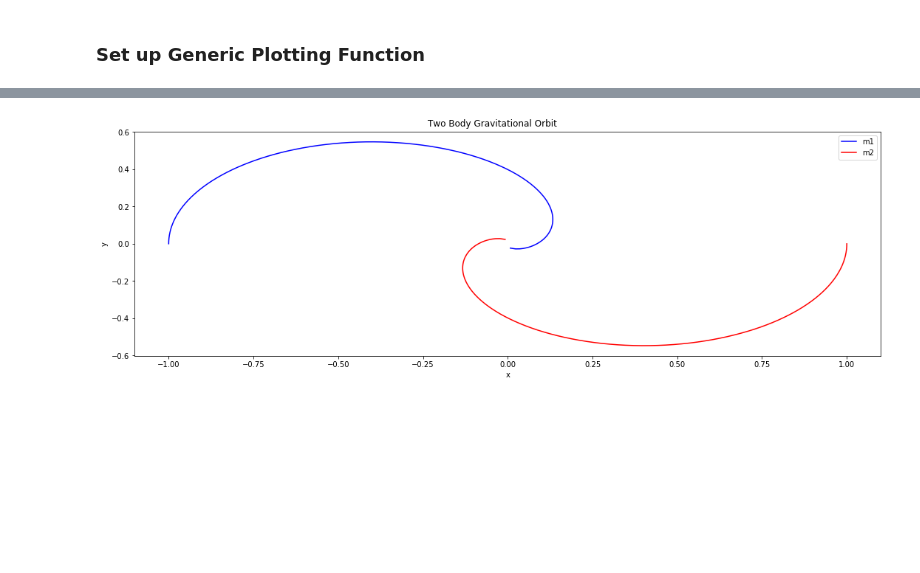
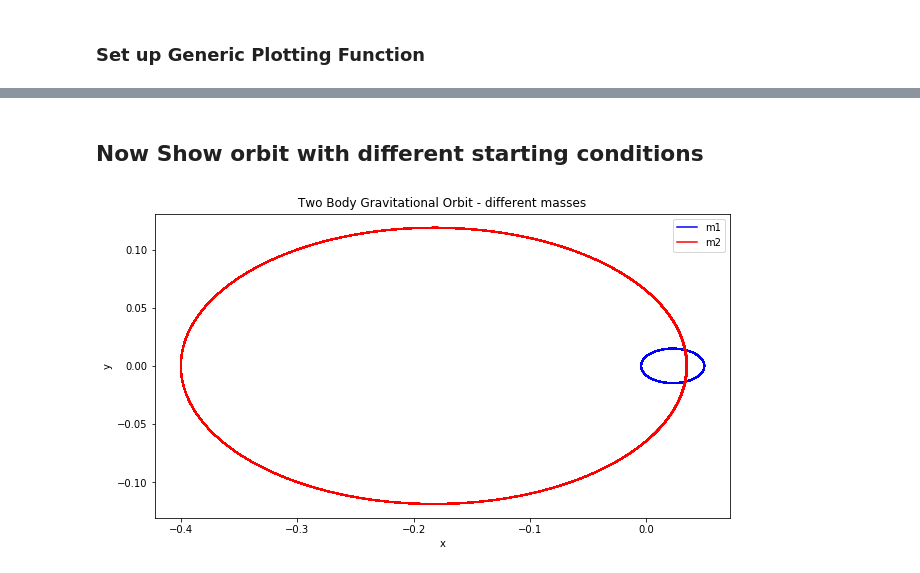
Before and after one commit to NessMayker/Physics5300, a Jupyter notebook: Gravitational Orbits in Cartesian Coordinates.ipynb, the cells around one changed output, grey strips where cells are left out. Cells and saved outputs as stored; diff of their text form; code cells hidden in the pictures; blank space fills up the shorter version.

```diff
--- a/Gravitational Orbits in Cartesian Coordinates.ipynb
+++ b/Gravitational Orbits in Cartesian Coordinates.ipynb
@@ -231,12 +229,10 @@ def start_stop_indices(t_pts, plot_start, plot_stop):
 # %%
 # Labels for individual plot axes
 x_vs_y_labels = ('x', 'y')
-phi_dot_vs_time_labels = (r'$t$', r'$d\phi/dt(t)$')
-state_space_labels = (r'$\phi$', r'$d\phi/dt$')
 
 # Common plotting time (generate the full time then use slices)
 t_start = 0.
-t_end = 500.
+t_end = 50.
 delta_t = 0.001
 
 t_pts = np.arange(t_start, t_end+delta_t, delta_t)
@@ -245,5 +241,5 @@ G  = 1.0
 m1 = 1.0
 m2 = 1.0
 
-# Instantiate a pendulum
+# Instantiate an orbit
 o1 = Orbit(m1=m1, m2=m2, G=G)
@@ -250,42 +292,47 @@ o1 = Orbit(m1=m1, m2=m2, G=G)
+# %% [markdown]
+## Now Show orbit with different starting conditions
 # %%
-# both plots: same initial conditions
-# x1      = 0.0
-# x1dot_0 = 10.0
-# x2      = 10.0
-# x2dot_0 = 10.0
-# y1      = 0.0
-# y1dot_0 = 0.0
-# y2      = 10.0
-# y2dot_0 = 0.0
-x1 = -1.
-y1 = 0.
 
-x2 = 1.
-y2 = 0.
+G  = 1.0
+m1 = 8.0
+m2 = 1.0
+
+# Instantiate an orbit
+o2 = Orbit(m1=m1, m2=m2, G=G)
+
+x1_0 = 0.05
+y1_0 = 0.
+
+x2_0 = -m1 / m2 * x1_0
+y2_0 = -m1 / m2 * y1_0
 
 x1dot_0 = 0
-y1dot_0 = 1./(2 * 1.414)
+y1dot_0 = 0.2
 
-x2dot_0 = 0.
-y2dot_0 = -1./(2 * 1.414)
-x1, x1dot, x2, x2dot, y1, y1dot, y2, y2dot = o1.solve_ode(t_pts, x1, x1dot_0, x2, x2dot_0, y1, y1dot_0, y2, y2dot_0)
+x2dot_0 = -m1 / m2 * x1dot_0
+y2dot_0 = -m1 / m2 * y1dot_0
+
+x1, x1dot, x2, x2dot, y1, y1dot, y2, y2dot = o2.solve_ode(t_pts, x1_0, x1dot_0, x2_0, x2dot_0, y1_0, y1dot_0, y2_0, y2dot_0)
 
 # Plot the orbits
 fig = plt.figure(figsize=(15,5))
-overall_title = 'Two Body Gravitational Orbit'
+ax_a = fig.add_subplot(1,1,1)
+overall_title = 'Two Body Gravitational Orbit - different masses'
 fig.suptitle(overall_title, va='baseline')
 
 start, stop = start_stop_indices(t_pts, t_start, t_end)
 plot_y_vs_x(x1[start : stop], y1[start : stop],
             axis_labels=x_vs_y_labels,
             color='blue',
             label='m1',
-            )
+            ax=ax_a)
 plot_y_vs_x(x2[start : stop], y2[start : stop],
             color='red',
-            label='m2')
+            label='m2',
+            ax=ax_a)
+ax_a.set_aspect(1) # shows ratio between x and y without resizing.
 
 fig.tight_layout()
-fig.savefig('orbit.png', bbox_inches='tight')
+fig.savefig('orbitDifInitCond.png', bbox_inches='tight')
 # %% [output]
-[figure, old version]
+[figure, new version]
```
Also changed, not shown: parts of 14 cells of this notebook.
